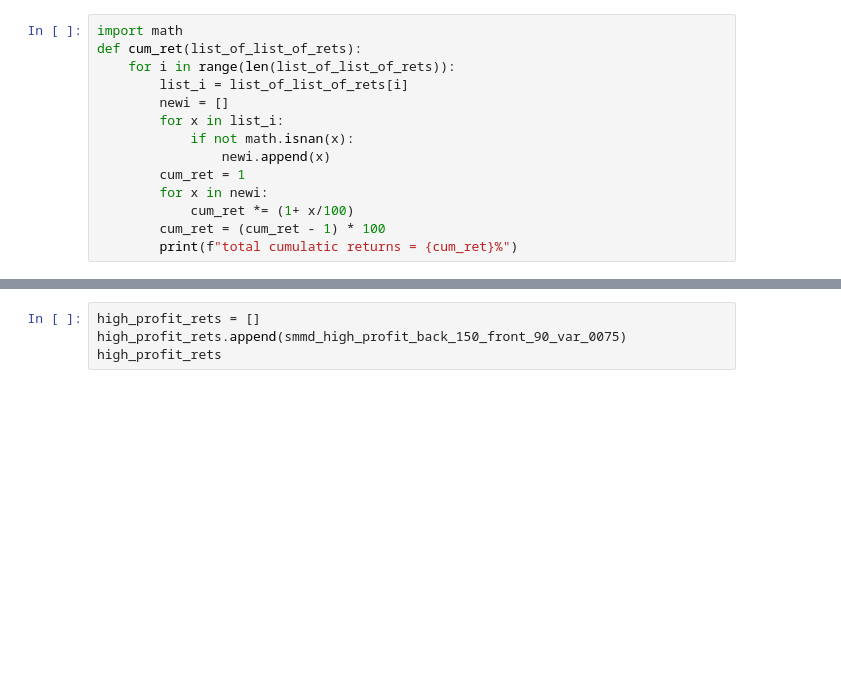
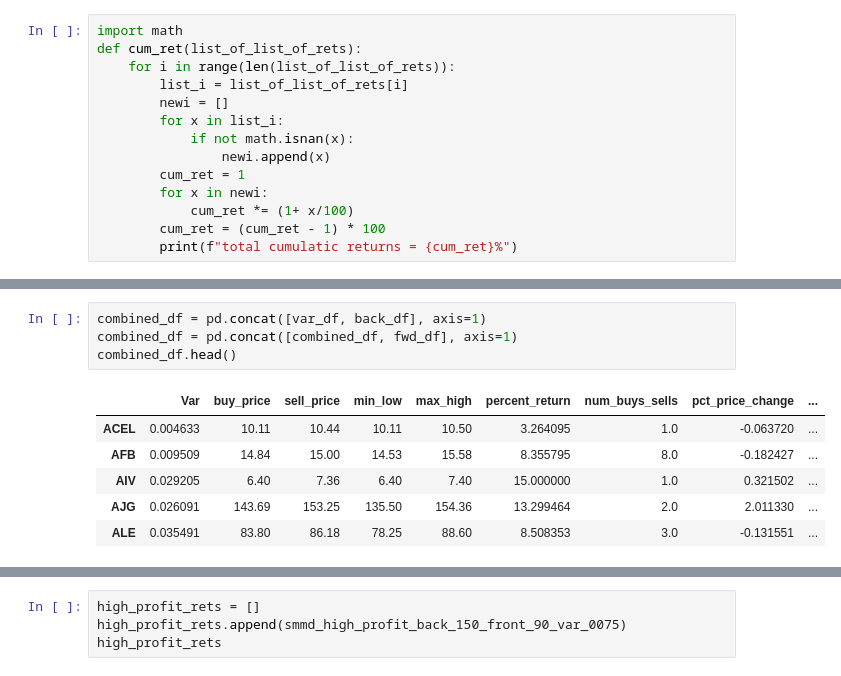
Before and after one commit to kaigg96/The-Advantage-of-Being-Small-A-Model-for-Individual-Investors, a Jupyter notebook: Main.ipynb, the cells around one changed output, grey strips where cells are left out. Saved outputs shown, nothing was run; the diff lists cells and outputs as text; blank space fills up the shorter version.

```diff
--- a/Main.ipynb
+++ b/Main.ipynb
@@ -560,0 +522,11 @@ def back_calculate_returns(list_of_stocks, start_date, end_date):
+# %%
+combined_df = pd.concat([var_df, back_df], axis=1)
+combined_df = pd.concat([combined_df, fwd_df], axis=1)
+combined_df.head()
+# %% [output]
+|  | Var | buy_price | sell_price | min_low | max_high | percent_return | num_buys_sells | pct_price_change | ... |
+| ACEL | 0.004633 | 10.11 | 10.44 | 10.11 | 10.50 | 3.264095 | 1.0 | -0.063720 | ... |
+| AFB | 0.009509 | 14.84 | 15.00 | 14.53 | 15.58 | 8.355795 | 8.0 | -0.182427 | ... |
+| AIV | 0.029205 | 6.40 | 7.36 | 6.40 | 7.40 | 15.000000 | 1.0 | 0.321502 | ... |
+| AJG | 0.026091 | 143.69 | 153.25 | 135.50 | 154.36 | 13.299464 | 2.0 | 2.011330 | ... |
+| ALE | 0.035491 | 83.80 | 86.18 | 78.25 | 88.60 | 8.508353 | 3.0 | -0.131551 | ... |
```
Also changed, not shown: parts of 42 cells of this notebook.
